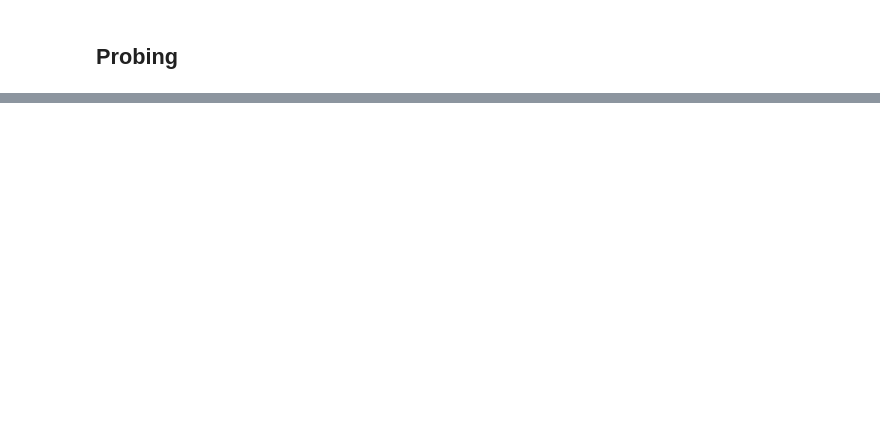
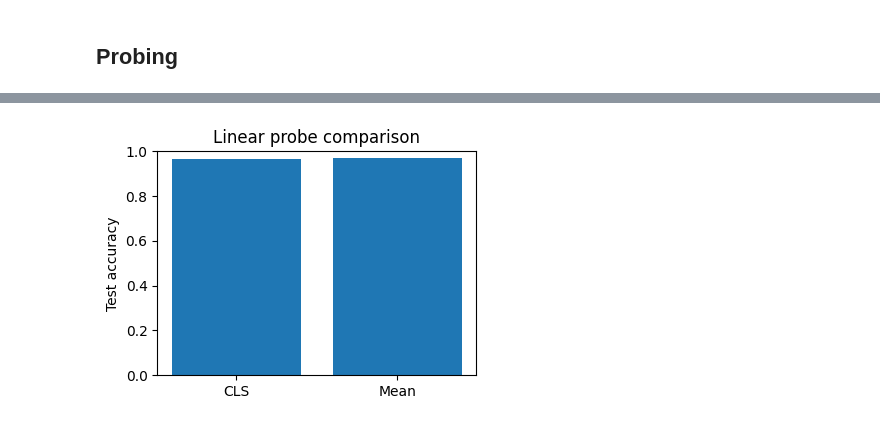
Before and after one commit to HaiderDawoodKhan/ATML-PA0, a Jupyter notebook: task2.ipynb, the cells around one changed output, grey strips where cells are left out. Cells and saved outputs as stored; diff of their text form; code cells hidden in the pictures; blank space fills up the shorter version.

```diff
--- a/task2.ipynb
+++ b/task2.ipynb
@@ -695,0 +638,28 @@ KeyboardInterrupt:
+# %%
+# --- run: CLS probe ---
+print("\n=== Training CLS linear probe ===")
+probe_cls = ProbeCLS(hidden_dim, num_classes)
+probe_cls = train_probe(probe_cls)
+cls_acc = eval_probe(probe_cls)
+print(f"CLS probe test accuracy: {cls_acc:.4f}")
+
+# --- run: Mean-of-patches probe ---
+print("\n=== Training MEAN-of-patches linear probe ===")
+probe_mean = ProbeMeanPatch(hidden_dim, num_classes)
+probe_mean = train_probe(probe_mean,10,1e-3)
+mean_acc = eval_probe(probe_mean)
+print(f"Mean-of-patches probe test accuracy: {mean_acc:.4f}")
+
+# --- compare ---
+better = "CLS" if cls_acc >= mean_acc else "MEAN"
+print(f"\nWinner: {better} pooling  ({max(cls_acc, mean_acc):.4f} vs {min(cls_acc, mean_acc):.4f})")
+
+# (optional) bar plot
+plt.figure(figsize=(4,3))
+plt.bar(["CLS", "Mean"], [cls_acc, mean_acc])
+plt.ylim(0,1)
+plt.ylabel("Test accuracy")
+plt.title("Linear probe comparison")
+plt.tight_layout()
+plt.show()
+# %% [output]
@@ -695,0 +683 @@ KeyboardInterrupt:
+[figure, added]
```
Also changed, not shown: parts of 5 cells of this notebook, 4 other files.
